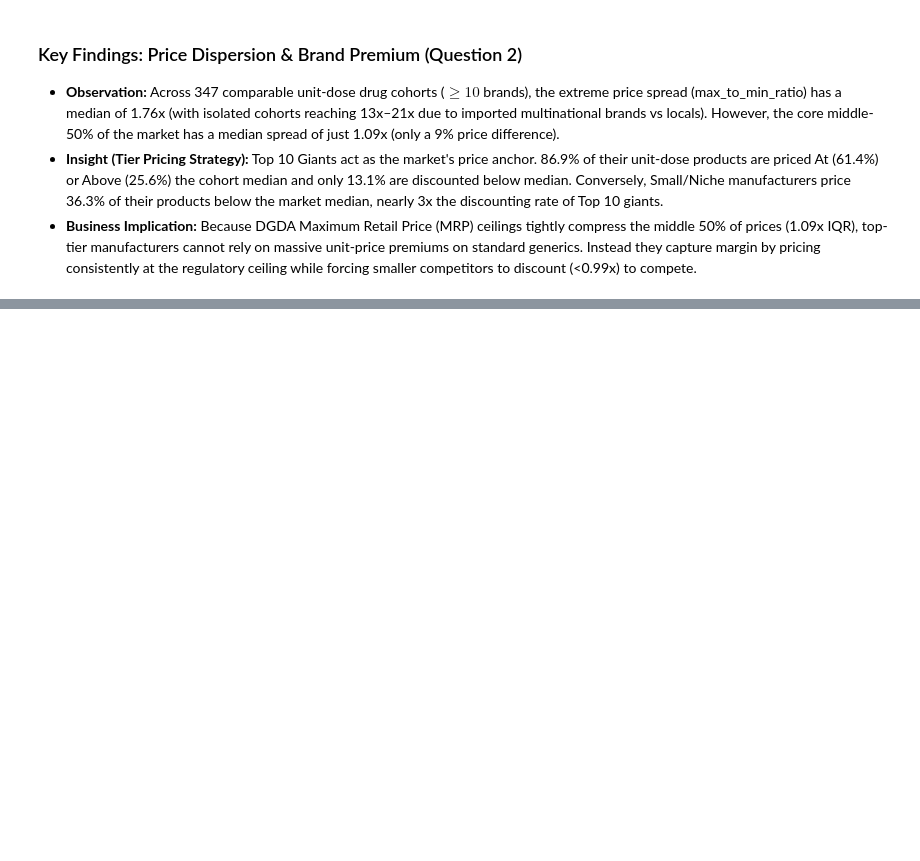
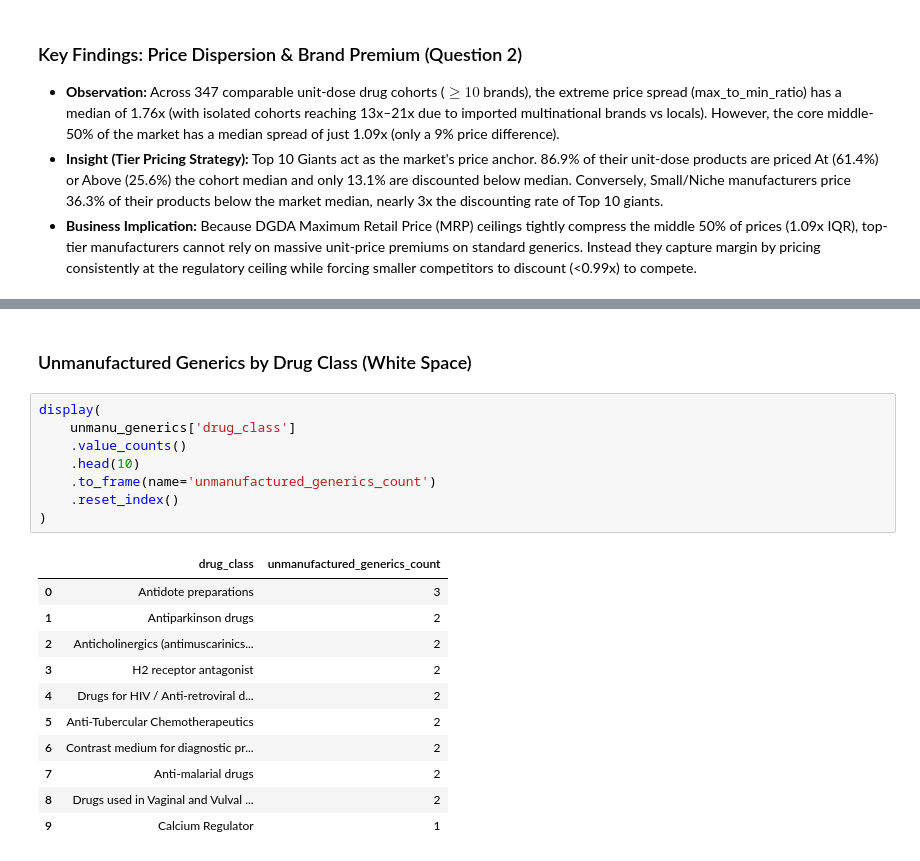
Before and after one commit to nbakh16/pharma-market-analysis-bd, a Jupyter notebook: notebooks/02_exploratory_market_analysis.ipynb, the cells around one changed output, grey strips where cells are left out. Cells and saved outputs as stored; diff of their text form; blank space fills up the shorter version.

```diff
--- a/notebooks/02_exploratory_market_analysis.ipynb
+++ b/notebooks/02_exploratory_market_analysis.ipynb
@@ -315,0 +378,22 @@ display(tier_pricing_summary)
+# %% [markdown]
+### Unmanufactured Generics by Drug Class (White Space)
+# %%
+display(
+    unmanu_generics['drug_class']
+    .value_counts()
+    .head(10)
+    .to_frame(name='unmanufactured_generics_count')
+    .reset_index()
+)
+# %% [output]
+|  | drug_class | unmanufactured_generics_count |
+| 0 | Antidote preparations | 3 |
+| 1 | Antiparkinson drugs | 2 |
+| 2 | Anticholinergics (antimuscarinics... | 2 |
+| 3 | H2 receptor antagonist | 2 |
+| 4 | Drugs for HIV / Anti-retroviral d... | 2 |
+| 5 | Anti-Tubercular Chemotherapeutics | 2 |
+| 6 | Contrast medium for diagnostic pr... | 2 |
+| 7 | Anti-malarial drugs | 2 |
+| 8 | Drugs used in Vaginal and Vulval ... | 2 |
+| 9 | Calcium Regulator | 1 |
```
Also changed, not shown: parts of 7 cells of this notebook.
